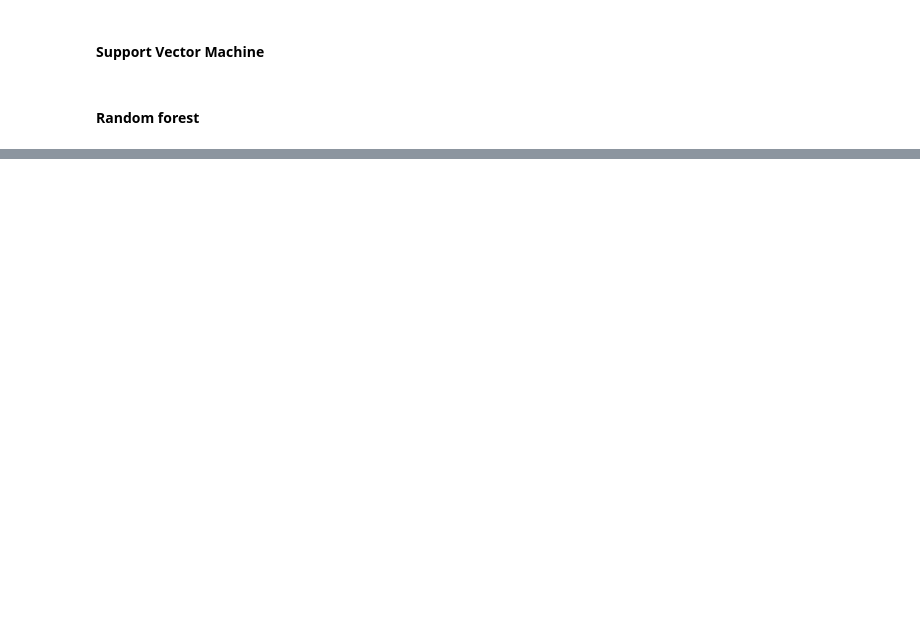
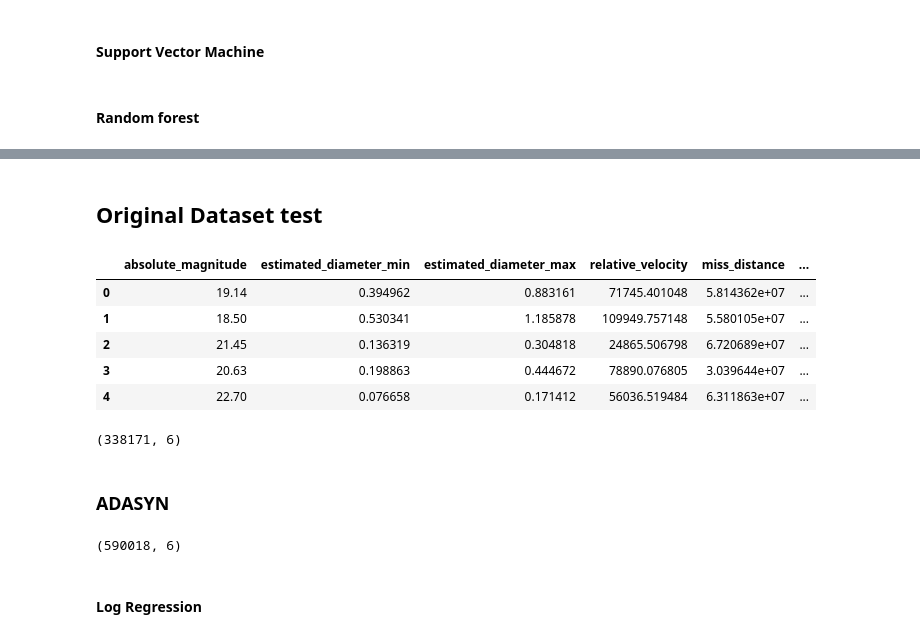
Before and after one commit to PBustamante65/NEO, a Jupyter notebook: API_test/NEOAPI.ipynb, the cells around one changed output, grey strips where cells are left out. Cells and saved outputs as stored; diff of their text form; code cells hidden in the pictures; blank space fills up the shorter version.

```diff
--- a/API_test/NEOAPI.ipynb
+++ b/API_test/NEOAPI.ipynb
@@ -472,0 +605,25 @@ randomforest.fit()
+# %% [markdown]
+## Original Dataset test
+# %%
+dftest = pd.read_csv('/Volumes/Maestria/GitHub/NEO/NEO/API_test/CSV/OG.csv')
+dftest.head()
+# %% [output]
+|  | absolute_magnitude | estimated_diameter_min | estimated_diameter_max | relative_velocity | miss_distance | ... |
+| 0 | 19.14 | 0.394962 | 0.883161 | 71745.401048 | 5.814362e+07 | ... |
+| 1 | 18.50 | 0.530341 | 1.185878 | 109949.757148 | 5.580105e+07 | ... |
+| 2 | 21.45 | 0.136319 | 0.304818 | 24865.506798 | 6.720689e+07 | ... |
+| 3 | 20.63 | 0.198863 | 0.444672 | 78890.076805 | 3.039644e+07 | ... |
+| 4 | 22.70 | 0.076658 | 0.171412 | 56036.519484 | 6.311863e+07 | ... |
+# %%
+dftest.shape
+# %% [output]
+(338171, 6)
+# %% [markdown]
+### ADASYN
+# %%
+dftest1 = dftest.copy()
+
+dftest1 = dp.OverallProcessor(dftest1).adasyn()
+dftest1.shape
+# %% [output]
+(590018, 6)
@@ -472,0 +635,2 @@ randomforest.fit()
+# %% [markdown]
+#### Log Regression
```
Also changed, not shown: parts of 99 cells of this notebook, 16 other files.
